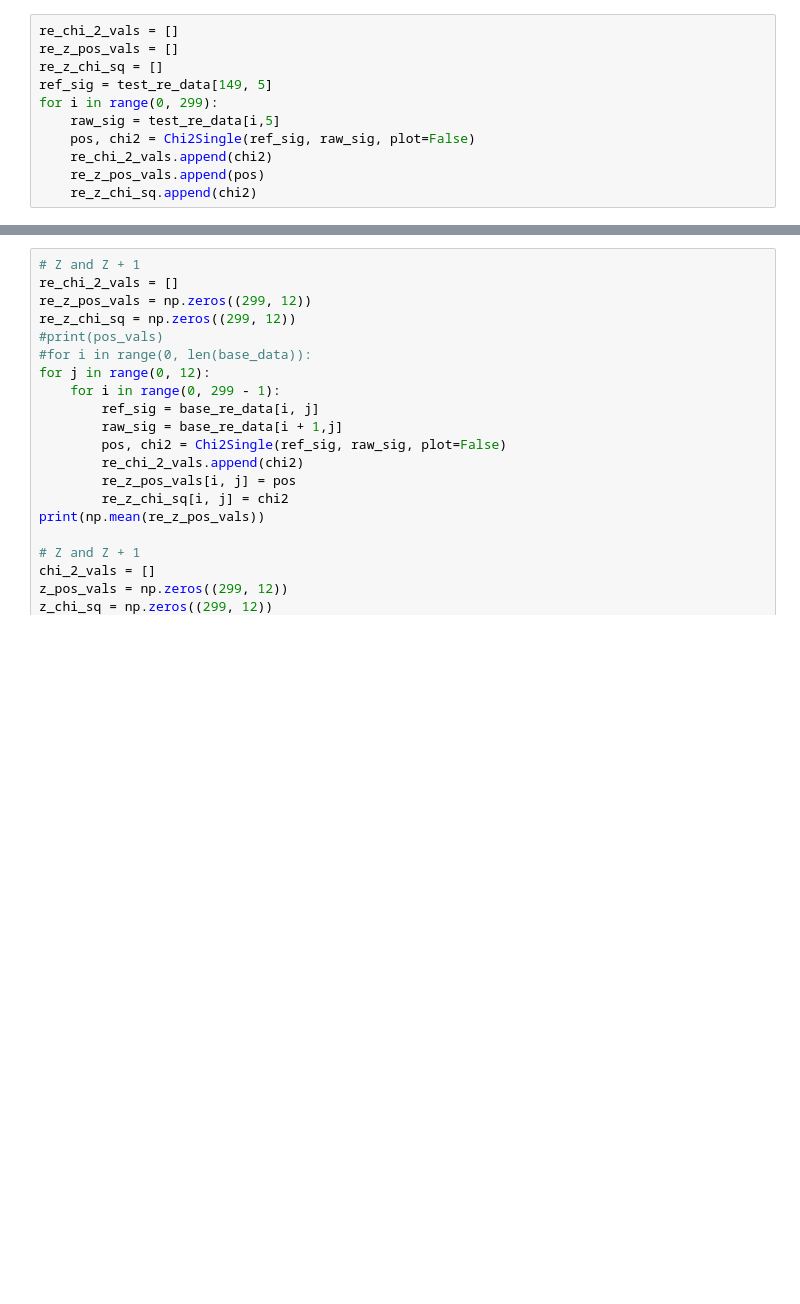
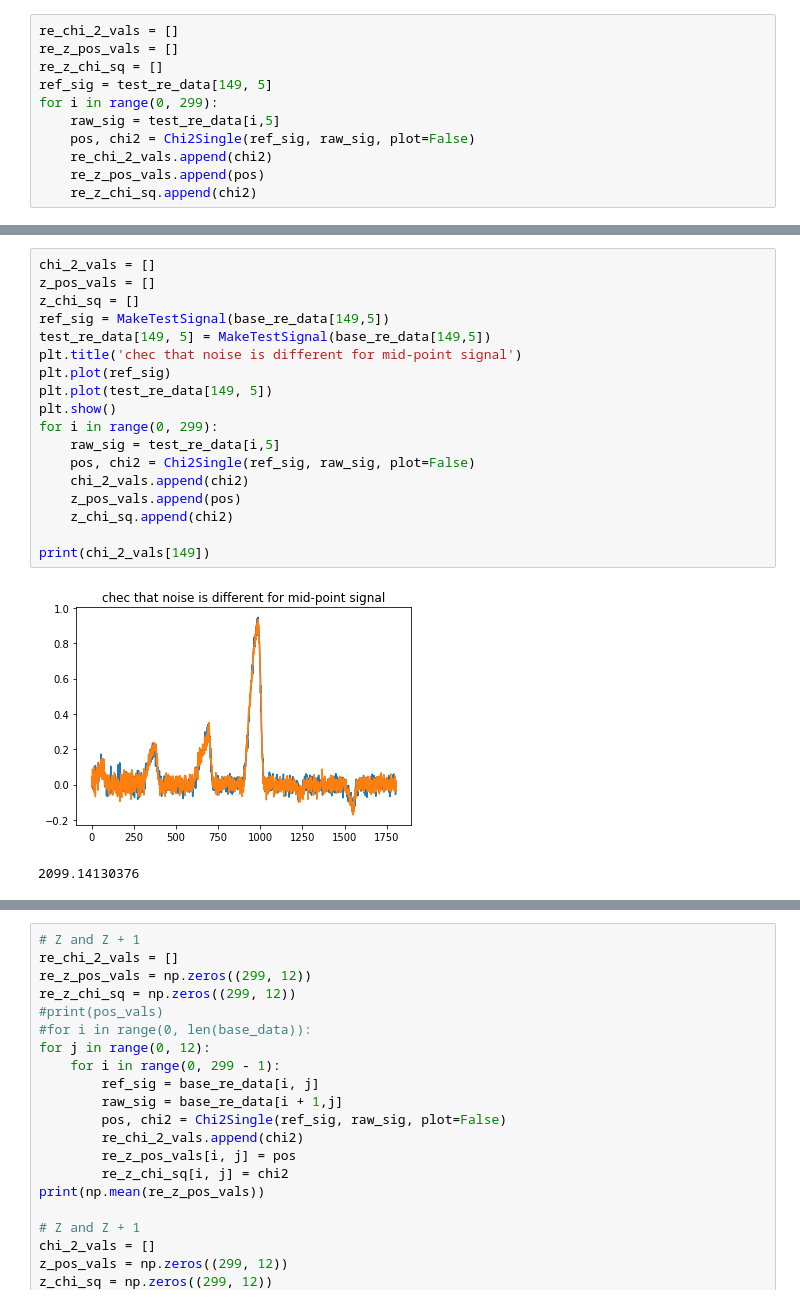
Before and after one commit to jmsz/uhrge_ldrd_posres, a Jupyter notebook: posres.ipynb, the cells around one changed output, grey strips where cells are left out. Drawn from its saved outputs; the diff is of its cells as text; blank space fills up the shorter version.

```diff
--- a/posres.ipynb
+++ b/posres.ipynb
@@ -742,0 +752,21 @@ plt.show()
+# %%
+chi_2_vals = []
+z_pos_vals = []
+z_chi_sq = []
+ref_sig = MakeTestSignal(base_re_data[149,5])
+test_re_data[149, 5] = MakeTestSignal(base_re_data[149,5])
+plt.title('chec that noise is different for mid-point signal')
+plt.plot(ref_sig)
+plt.plot(test_re_data[149, 5])
+plt.show()
+for i in range(0, 299):
+    raw_sig = test_re_data[i,5]
+    pos, chi2 = Chi2Single(ref_sig, raw_sig, plot=False)
+    chi_2_vals.append(chi2)
+    z_pos_vals.append(pos)
+    z_chi_sq.append(chi2)
+
+print(chi_2_vals[149])
+# %% [output]
+[figure, added]
+2099.14130376
```
Also changed, not shown: parts of 11 cells of this notebook.
